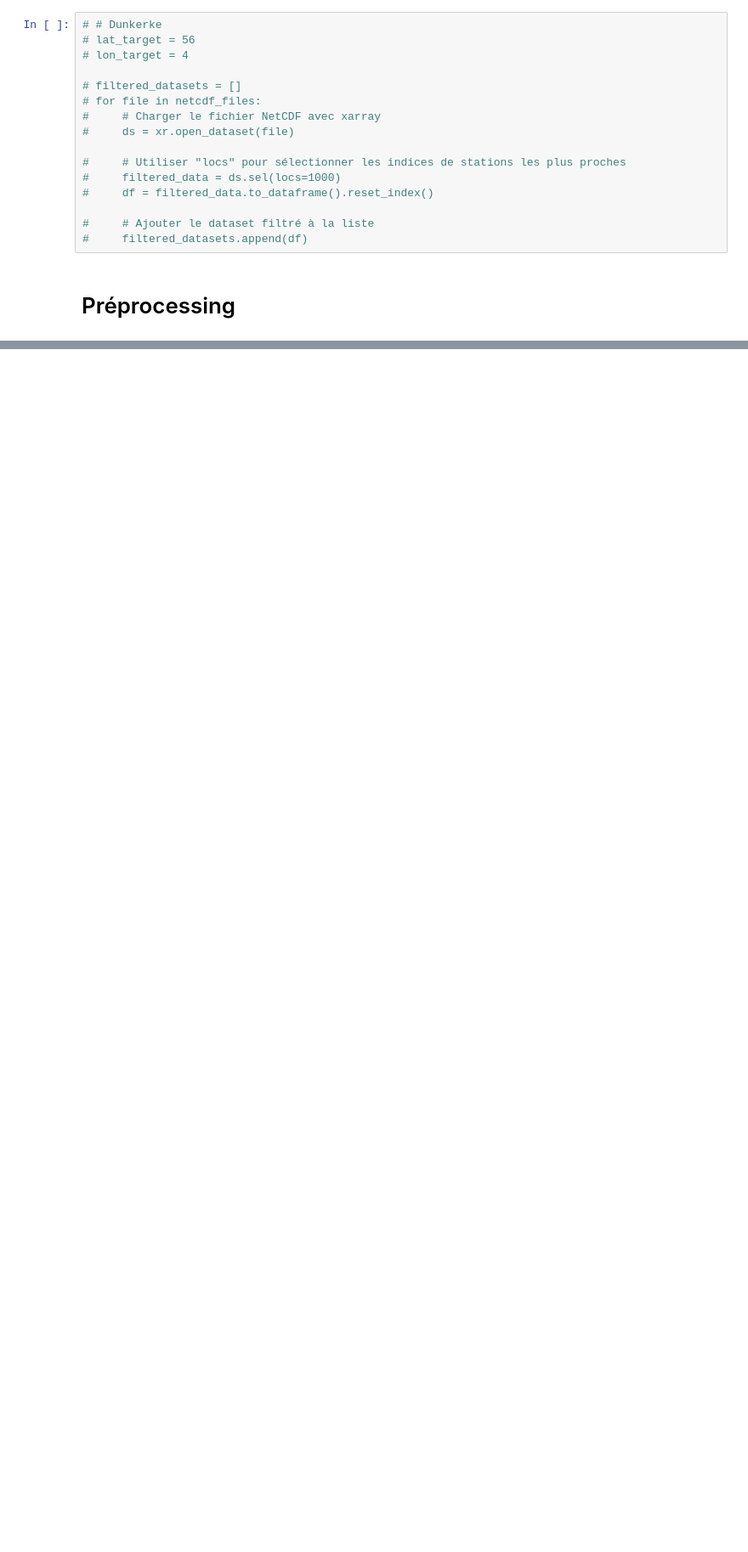
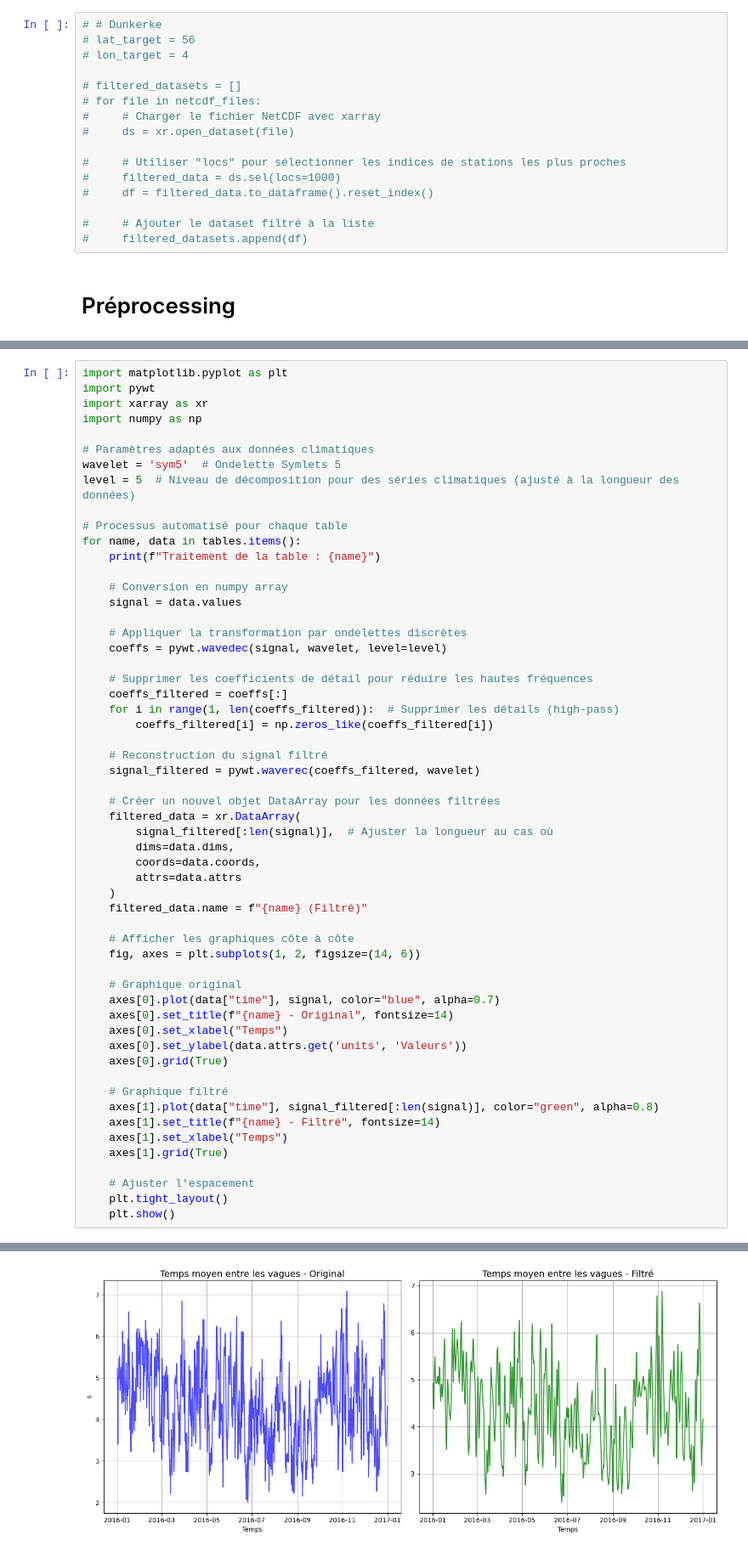
Before and after one commit to vonguyenthaonhi/SERIE-TEMPORELLE-MOSEF, a Jupyter notebook: projet.ipynb, the cells around one changed output, grey strips where cells are left out. Shown at 85% size. Saved outputs shown, nothing was run; the diff lists cells and outputs as text; blank space fills up the shorter version.

```diff
--- a/projet.ipynb
+++ b/projet.ipynb
@@ -399,0 +464,57 @@ Modèle
+# %%
+import matplotlib.pyplot as plt
+import pywt
+import xarray as xr
+import numpy as np
+
+# Paramètres adaptés aux données climatiques
+wavelet = 'sym5'  # Ondelette Symlets 5
+level = 5  # Niveau de décomposition pour des séries climatiques (ajusté à la longueur des données)
+
+# Processus automatisé pour chaque table
+for name, data in tables.items():
+    print(f"Traitement de la table : {name}")
+
+    # Conversion en numpy array
+    signal = data.values
+
+    # Appliquer la transformation par ondelettes discrètes
+    coeffs = pywt.wavedec(signal, wavelet, level=level)
+
+    # Supprimer les coefficients de détail pour réduire les hautes fréquences
+    coeffs_filtered = coeffs[:]
+    for i in range(1, len(coeffs_filtered)):  # Supprimer les détails (high-pass)
+        coeffs_filtered[i] = np.zeros_like(coeffs_filtered[i])
+
+    # Reconstruction du signal filtré
+    signal_filtered = pywt.waverec(coeffs_filtered, wavelet)
+
+    # Créer un nouvel objet DataArray pour les données filtrées
+    filtered_data = xr.DataArray(
+        signal_filtered[:len(signal)],  # Ajuster la longueur au cas où
+        dims=data.dims,
+        coords=data.coords,
+        attrs=data.attrs
+    )
+    filtered_data.name = f"{name} (Filtré)"
+
+    # Afficher les graphiques côte à côte
+    fig, axes = plt.subplots(1, 2, figsize=(14, 6))
+
+    # Graphique original
+    axes[0].plot(data["time"], signal, color="blue", alpha=0.7)
+    axes[0].set_title(f"{name} - Original", fontsize=14)
+    axes[0].set_xlabel("Temps")
+    axes[0].set_ylabel(data.attrs.get('units', 'Valeurs'))
+    axes[0].grid(True)
+
+    # Graphique filtré
+    axes[1].plot(data["time"], signal_filtered[:len(signal)], color="green", alpha=0.8)
+    axes[1].set_title(f"{name} - Filtré", fontsize=14)
+    axes[1].set_xlabel("Temps")
+    axes[1].grid(True)
+
+    # Ajuster l'espacement
+    plt.tight_layout()
+    plt.show()
+# %% [output]
@@ -399,0 +522 @@ Modèle
+[figure, added]
```
Also changed, not shown: parts of 15 cells of this notebook.
